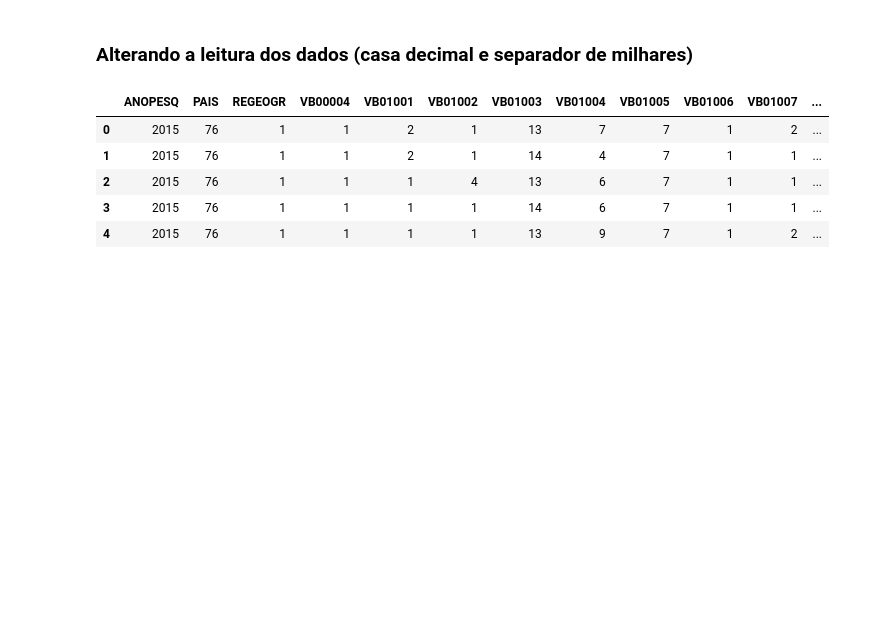
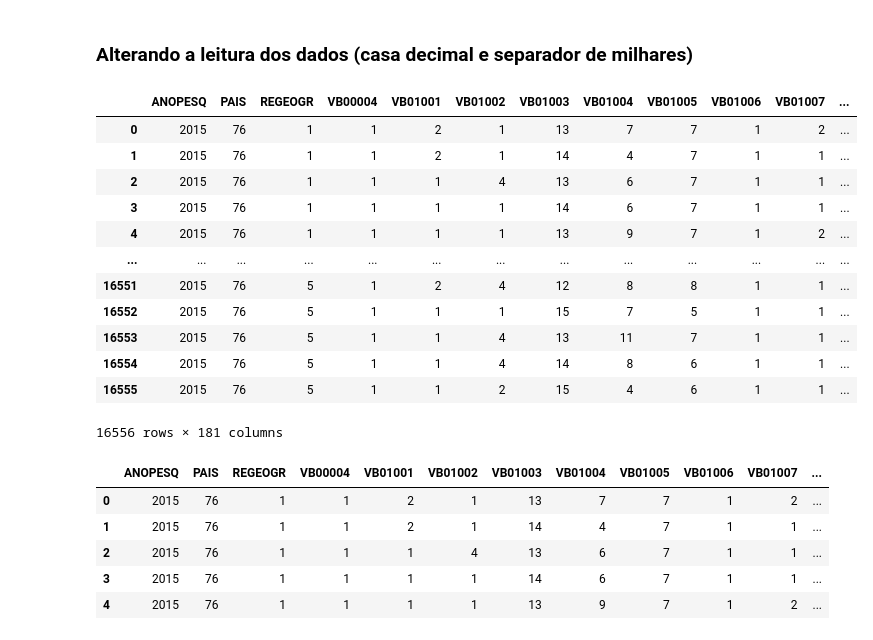
Before and after one commit to carollimaxp/data_science_alura, a Jupyter notebook: DS_Bootcamp_Módulo_3.ipynb, the cells around one changed output. Saved outputs shown, nothing was run; the diff lists cells and outputs as text; code cells hidden in the pictures; blank space fills up the shorter version.

```diff
--- a/DS_Bootcamp_Módulo_3.ipynb
+++ b/DS_Bootcamp_Módulo_3.ipynb
@@ -80,6 +80,21 @@ dados.select_dtypes(include="object")
 ### Alterando a leitura dos dados (casa decimal e separador de milhares)
 # %%
 dados = pd.read_csv(zip.open(path_file), sep=";", thousands=".", decimal=",")
+dados
+# %% [output]
+|  | ANOPESQ | PAIS | REGEOGR | VB00004 | VB01001 | VB01002 | VB01003 | VB01004 | VB01005 | VB01006 | VB01007 | ... |
+| 0 | 2015 | 76 | 1 | 1 | 2 | 1 | 13 | 7 | 7 | 1 | 2 | ... |
+| 1 | 2015 | 76 | 1 | 1 | 2 | 1 | 14 | 4 | 7 | 1 | 1 | ... |
+| 2 | 2015 | 76 | 1 | 1 | 1 | 4 | 13 | 6 | 7 | 1 | 1 | ... |
+| 3 | 2015 | 76 | 1 | 1 | 1 | 1 | 14 | 6 | 7 | 1 | 1 | ... |
+| 4 | 2015 | 76 | 1 | 1 | 1 | 1 | 13 | 9 | 7 | 1 | 2 | ... |
+| ... | ... | ... | ... | ... | ... | ... | ... | ... | ... | ... | ... | ... |
+| 16551 | 2015 | 76 | 5 | 1 | 2 | 4 | 12 | 8 | 8 | 1 | 1 | ... |
+| 16552 | 2015 | 76 | 5 | 1 | 1 | 1 | 15 | 7 | 5 | 1 | 1 | ... |
+| 16553 | 2015 | 76 | 5 | 1 | 1 | 4 | 13 | 11 | 7 | 1 | 1 | ... |
+| 16554 | 2015 | 76 | 5 | 1 | 1 | 4 | 14 | 8 | 6 | 1 | 1 | ... |
+| 16555 | 2015 | 76 | 5 | 1 | 1 | 2 | 15 | 4 | 6 | 1 | 1 | ... |
+16556 rows × 181 columns
 # %%
 dados.select_dtypes(include="int64").head()
 # %% [output]
```
Also changed, not shown: parts of 37 cells of this notebook.
